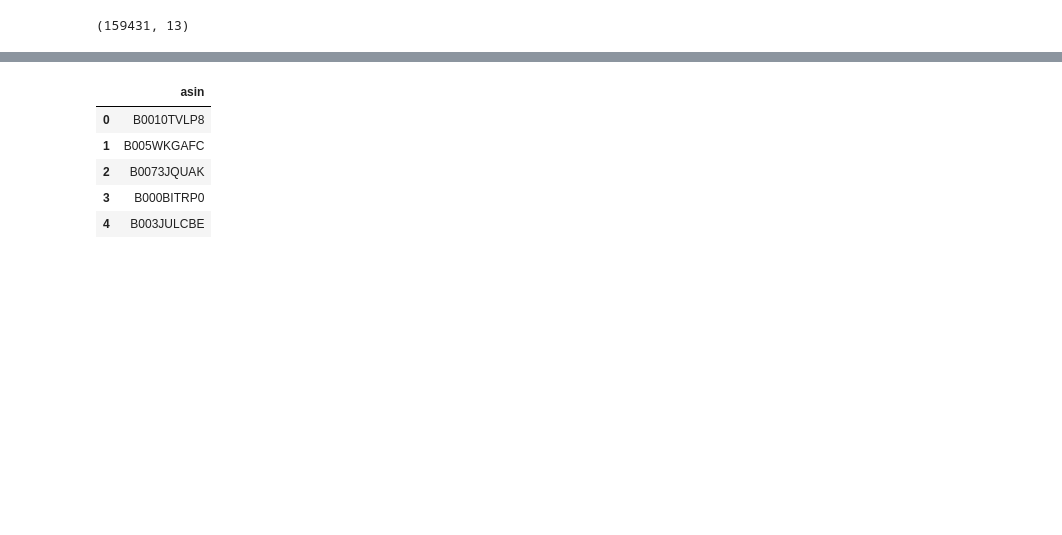
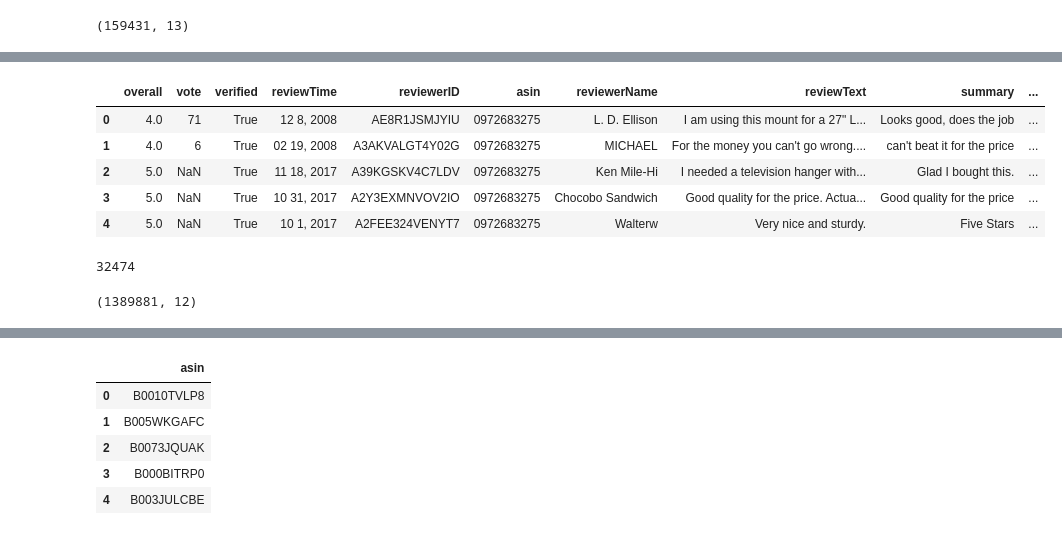
Before and after one commit to avelllabs/Gabby, a Jupyter notebook: notebooks/11_gb_amazon_reviews_5core_exploration.ipynb, the cells around one changed output, grey strips where cells are left out. Drawn from its saved outputs; the diff is of its cells as text; code cells hidden in the pictures; blank space fills up the shorter version.

```diff
--- a/notebooks/11_gb_amazon_reviews_5core_exploration.ipynb
+++ b/notebooks/11_gb_amazon_reviews_5core_exploration.ipynb
@@ -110,0 +112,17 @@ baseline_products.shape
+# %%
+asin_review_counts = defaultdict(int)
+for asin in baseline_products['asin'].tolist():
+    asin_review_counts[asin] = 0
+
+baseline_product_reviews = []
+with gzip.open('../data/amazon-review-data-2018/5-core/Electronics_5.json.gz') as gzfile:
+    c = 0
+    for line in gzfile:
+        review = json.loads(line.strip())
+        if review['asin'] in asin_review_counts:
+            baseline_product_reviews.append(review)
+            asin_review_counts[review['asin']] += 1
+        c += 1
+
+        if c % 1000000 == 0:
+            print(c)
@@ -110,0 +165,9 @@ baseline_products.shape
+# %%
+baseline_product_reviews_df.head()
+# %% [output]
+|  | overall | vote | verified | reviewTime | reviewerID | asin | reviewerName | reviewText | summary | ... |
+| 0 | 4.0 | 71 | True | 12 8, 2008 | AE8R1JSMJYIU | 0972683275 | L. D. Ellison | I am using this mount for a 27" L... | Looks good, does the job | ... |
+| 1 | 4.0 | 6 | True | 02 19, 2008 | A3AKVALGT4Y02G | 0972683275 | MICHAEL | For the money you can't go wrong.... | can't beat it for the price | ... |
+| 2 | 5.0 | NaN | True | 11 18, 2017 | A39KGSKV4C7LDV | 0972683275 | Ken Mile-Hi | I needed a television hanger with... | Glad I bought this. | ... |
+| 3 | 5.0 | NaN | True | 10 31, 2017 | A2Y3EXMNVOV2IO | 0972683275 | Chocobo Sandwich | Good quality for the price. Actua... | Good quality for the price | ... |
+| 4 | 5.0 | NaN | True | 10 1, 2017 | A2FEE324VENYT7 | 0972683275 | Walterw | Very nice and sturdy. | Five Stars | ... |
@@ -110,0 +176,8 @@ baseline_products.shape
+# %%
+len(asin_5_counts)
+# %% [output]
+32474
+# %%
+baseline_product_reviews_df.shape
+# %% [output]
+(1389881, 12)
```
Also changed, not shown: parts of 24 cells of this notebook.
